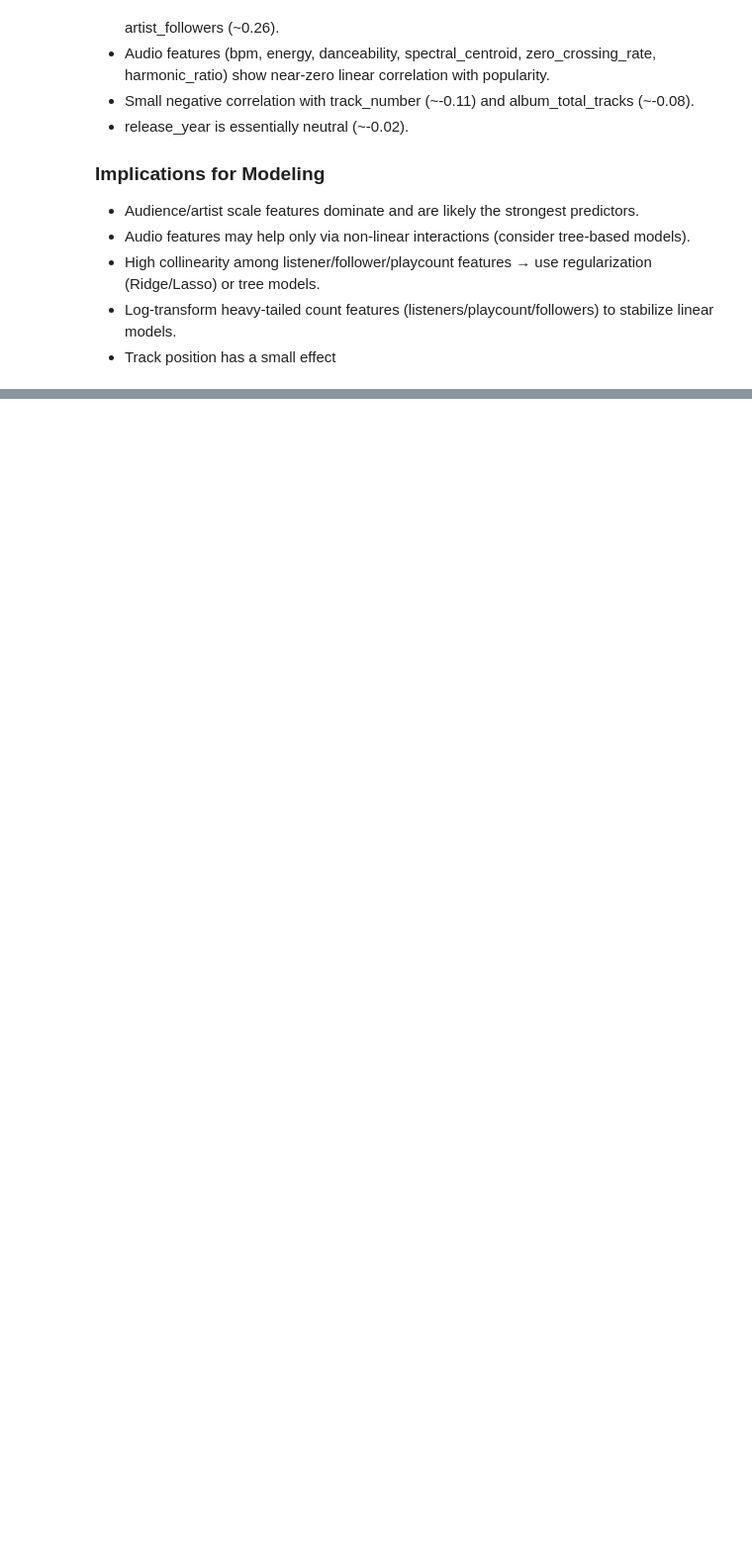
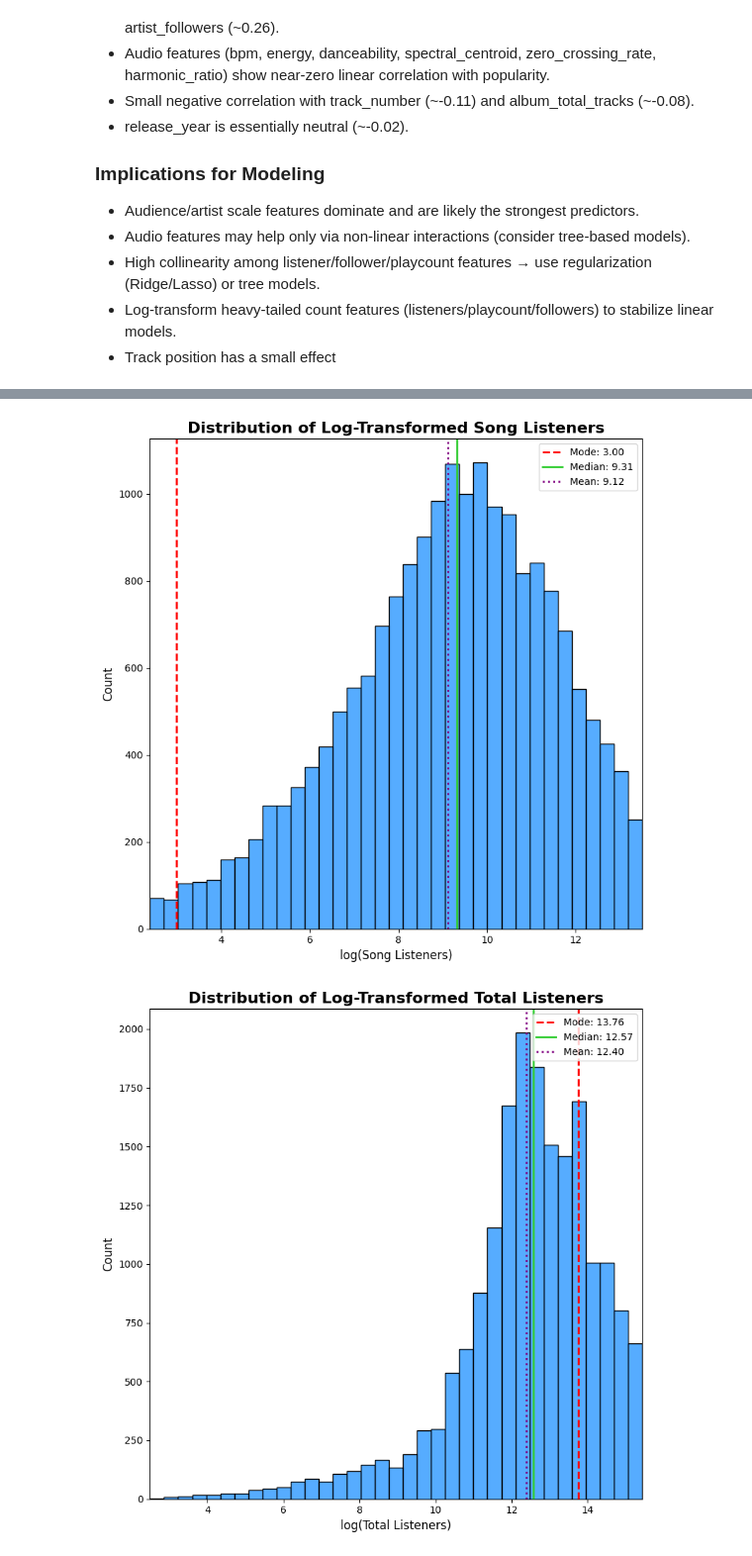
Before and after one commit to spennyfinn/Spotify_ETL_Project, a Jupyter notebook: notebooks/music_analysis.ipynb, the cells around one changed output, grey strips where cells are left out. Shown at 99% size. Saved outputs shown, nothing was run; the diff lists cells and outputs as text; code cells hidden in the pictures; blank space fills up the shorter version.

```diff
--- a/notebooks/music_analysis.ipynb
+++ b/notebooks/music_analysis.ipynb
@@ -697,2 +710,0 @@ MAPE For Elastic Net: 0.5264626879915518
-# %%
-df=df
@@ -732,0 +713,40 @@ plt.hist(np.log10(df['popularity']))
+# %%
+#plot the log transformed features
+for col in log_cols:
+
+    plt.figure(figsize=(8,8))
+
+    if len(df[col].value_counts()) > 2:
+        sns.histplot(x=df[col], bins=35, color='dodgerblue')
+
+        mode= df[col].mode().iloc[0]
+        median =df[col].median()
+        mean = df[col].mean()
+
+        if col == 'engagement_ratio':
+            plt.axvline(x=mode, color='red', linestyle='--', label = f"Mode: {mode:,.5f}", linewidth=2 )
+        else:
+            plt.axvline(x=mode, color='red', linestyle='--', label = f"Mode: {mode:,.2f}", linewidth=2 )
+
+        plt.axvline(x=median, color='limegreen', linestyle='-', label = f"Median: {median:,.2f}", linewidth=2 )
+        plt.axvline(x=mean, color='purple', linestyle=':', label = f"Mean: {mean:,.2f}", linewidth=2 )
+
+    else:
+        sns.countplot(x=df[col], width = .97, color='dodgerblue')
+        plt.xticks([0,1], ["False", "True"])
+
+    x_label = (' '.join(col.split('_'))).title()
+
+    plt.xlabel(f"log({x_label})", fontsize=12)
+    plt.ylabel('Count', fontsize=12)
+    plt.title(f'Distribution of Log-Transformed {x_label}', fontsize=16, fontweight='bold')
+
+    plt.legend(loc='upper right')
+
+
+    plt.xlim(min(df[col]), max(df[col]))
+
+    plt.tight_layout()
+# %% [output]
+[figure, added]
+[figure, added]
```
Also changed, not shown: parts of 125 cells of this notebook, 3 other files.
